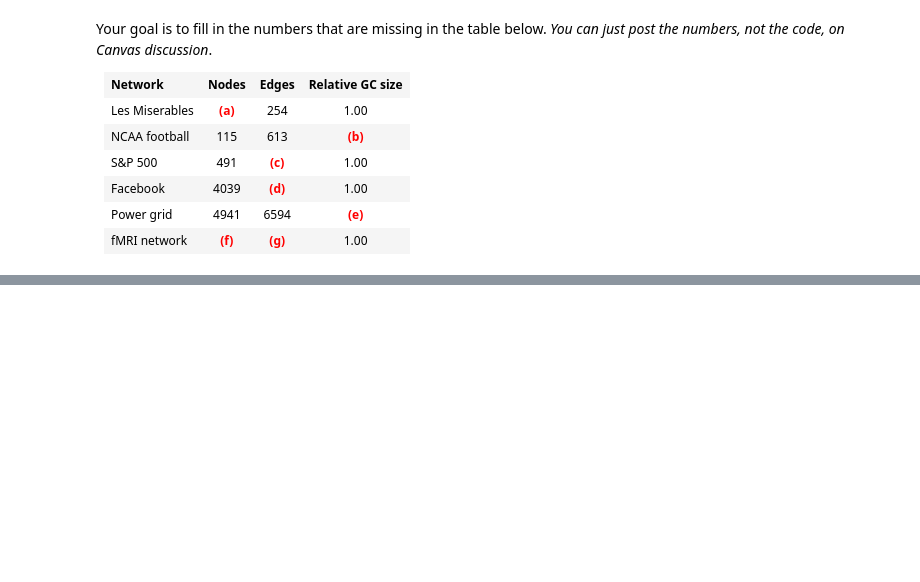
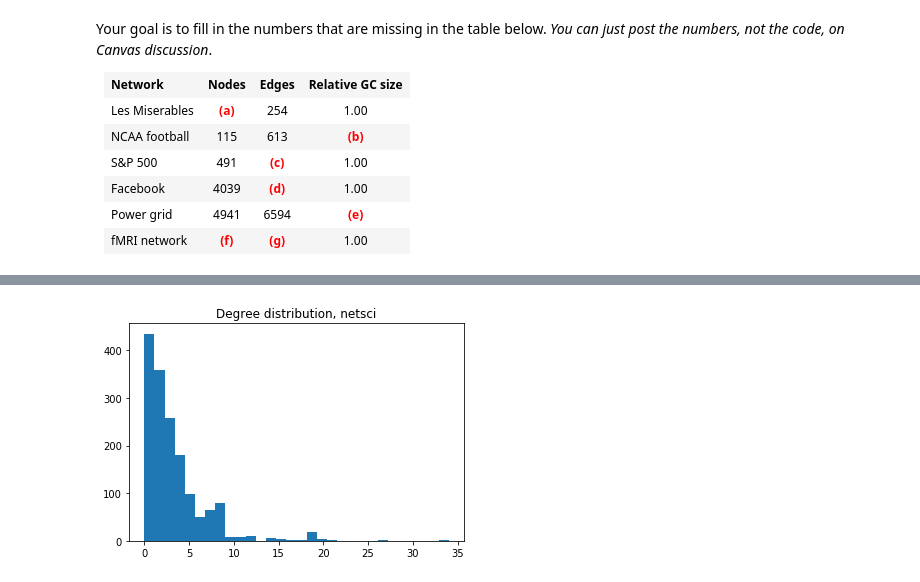
Before and after one commit to sathayas/JupyterAnalyticsSpring2018, a Jupyter notebook: NetworkStats.ipynb, the cells around one changed output, grey strips where cells are left out. Saved outputs shown, nothing was run; the diff lists cells and outputs as text; code cells hidden in the pictures; blank space fills up the shorter version.

```diff
--- a/NetworkStats.ipynb
+++ b/NetworkStats.ipynb
@@ -159,0 +222,6 @@ Your goal is to fill in the numbers that are missing in the table below. *You ca
+# %%
+plt.hist(k_netsci,bins=30)
+plt.title('Degree distribution, netsci')
+plt.show()
+# %% [output]
+[figure, added]
```
Also changed, not shown: parts of 73 cells of this notebook.
